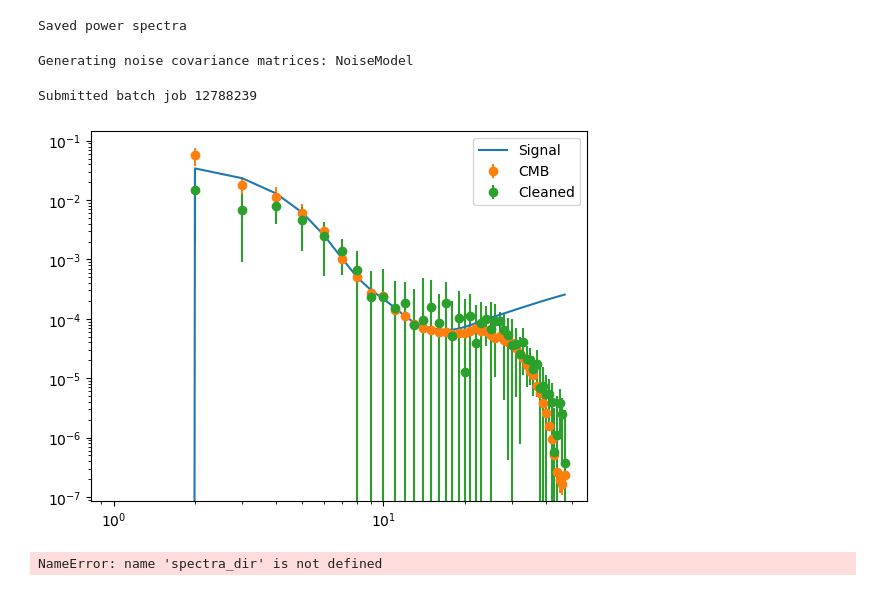
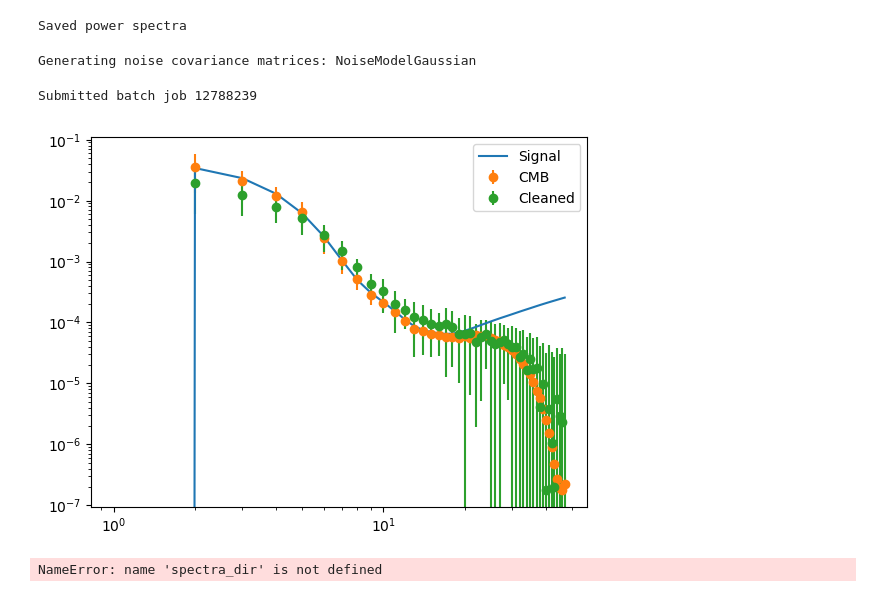
Before and after one commit to antolonappan/taunet, a Jupyter notebook: Notebooks/sky.ipynb, the cells around one changed output. Drawn from its saved outputs; the diff is of its cells as text; code cells hidden in the pictures.

```diff
--- a/Notebooks/sky.ipynb
+++ b/Notebooks/sky.ipynb
@@ -13,10 +13,10 @@ from taunet.simulation import CMBmap, FGMap, SkySimulation,CMBspectra,MakeSims
 main_dir = '/marconi/home/userexternal/aidicher/storage/TAUNET'
 paramdir = '/marconi/home/userexternal/aidicher/workspace/taunet/taunet/template_fitting'
 # %%
-m =MakeSims(main_dir,noise_g=False,nsim=30,ssim=20)
+m =MakeSims(main_dir,noise_g=True,nsim=50,ssim=0)
 # %% [output]
 Saved power spectra
-Generating noise covariance matrices: NoiseModel
+Generating noise covariance matrices: NoiseModelGaussian
 # %%
 band = 143
 # %%
@@ -27,9 +27,9 @@ m.submit_job(band,paramdir)
 # %% [output]
 Submitted batch job 12788239
 # %%
-m.plot_cleaned(0)
+m.plot_cleaned(50)
 # %% [output]
-[figure, old version]
+[figure, new version]
 # %%
 # %% [output]
 NameError: name 'spectra_dir' is not defined
```
